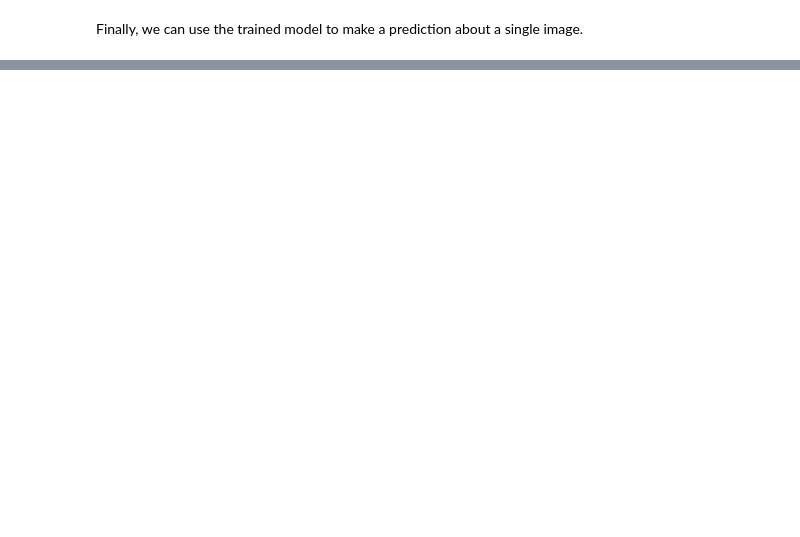
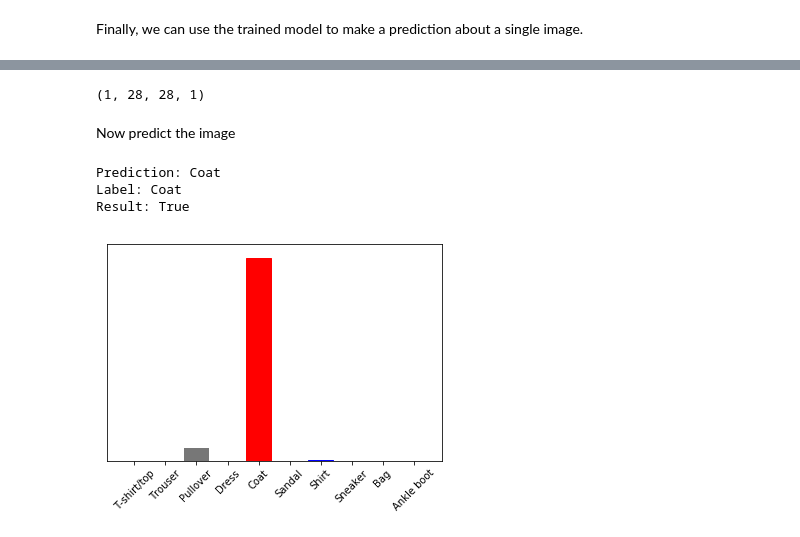
Before and after one commit to LucienShui/HelloMachineLearning, a Jupyter notebook: Fashion_MNIST.ipynb, the cells around one changed output, grey strips where cells are left out. Drawn from its saved outputs; the diff is of its cells as text; code cells hidden in the pictures; blank space fills up the shorter version.

```diff
--- a/Fashion_MNIST.ipynb
+++ b/Fashion_MNIST.ipynb
@@ -247,0 +253,7 @@ Finally, we can use the trained model to make a prediction about a single image.
+# %%
+import random
+idx = random.randint(0, 32 - 1) # Make a random selection
+img = test_images[idx]
+label = test_labels[idx]
+print(img.shape)
+show_single_image(img)
@@ -247,0 +263,21 @@ Finally, we can use the trained model to make a prediction about a single image.
+# %%
+# Add the image to a batch where it's the only member.
+img = np.array([img])
+print(img.shape)
+# %% [output]
+(1, 28, 28, 1)
+# %% [markdown]
+Now predict the image
+# %%
+predictions_single = model.predict(img)
+ans = np.argmax(predictions_single)
+print("Prediction:", class_names[ans], "\nLabel:", class_names[label], "\nResult:", ans == label)
+# %% [output]
+Prediction: Coat
+Label: Coat
+Result: True
+# %%
+plot_value_array(0, predictions_single, test_labels)
+_ = plt.xticks(range(10), class_names, rotation=45)
+# %% [output]
+[figure, added]
```
Also changed, not shown: parts of 25 cells of this notebook.
